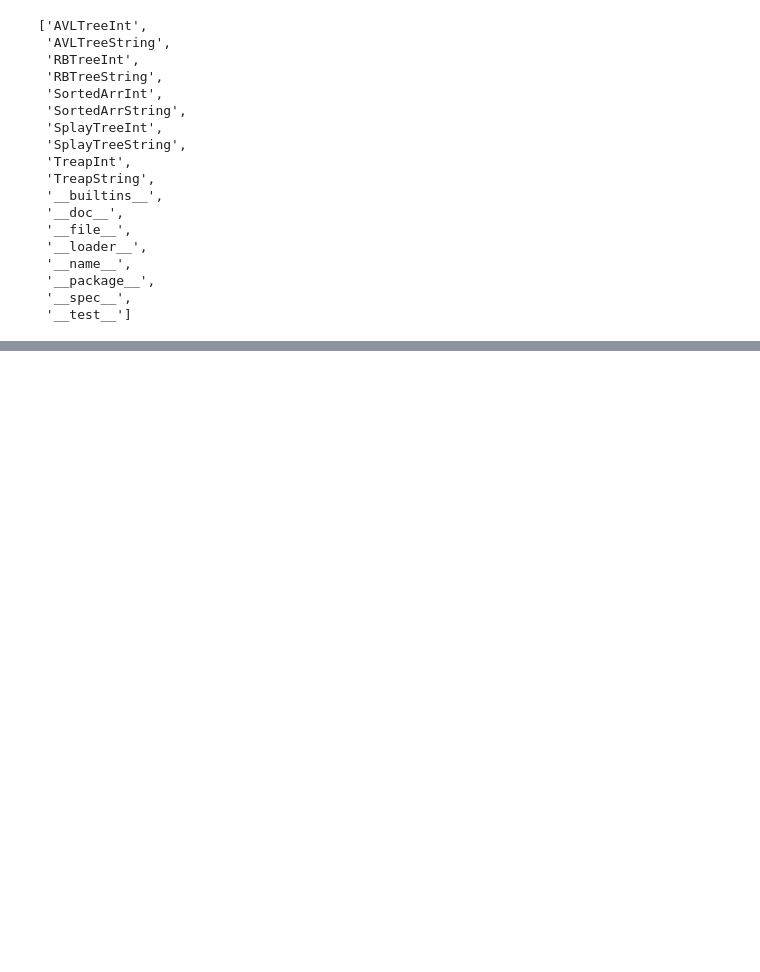
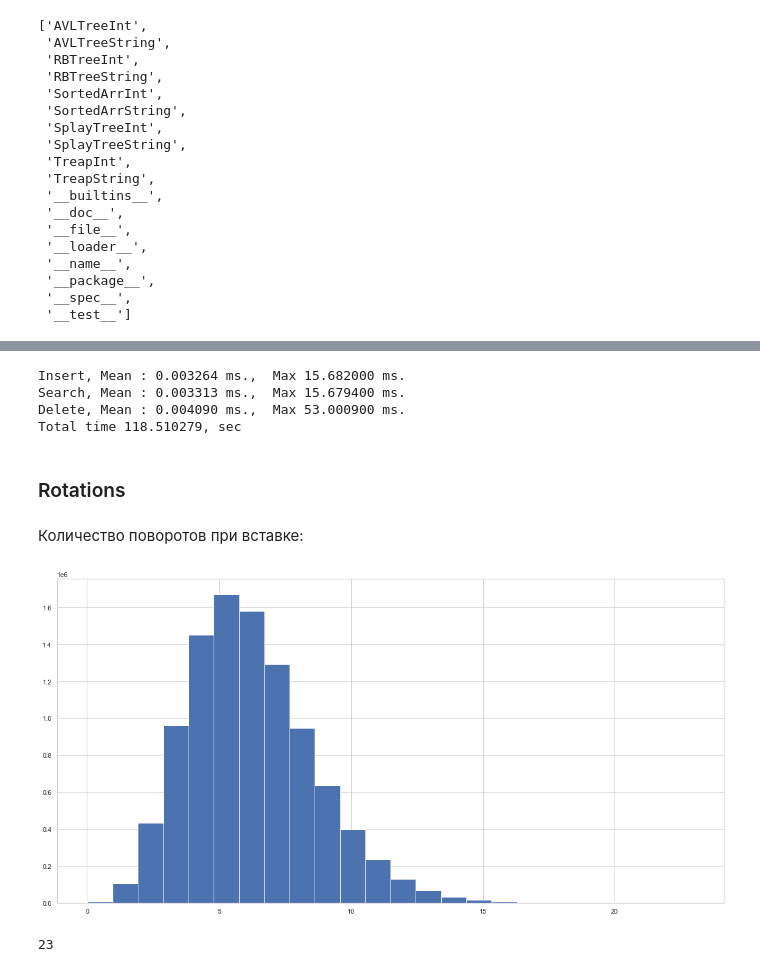
Before and after one commit to ivanvikhrev/search-trees-comparison, a Jupyter notebook: report.ipynb, the cells around one changed output, grey strips where cells are left out. Cells and saved outputs as stored; diff of their text form; code cells hidden in the pictures; blank space fills up the shorter version.

```diff
--- a/report.ipynb
+++ b/report.ipynb
@@ -117,0 +127,20 @@ plt.scatter(num, sortarr_time)
+# %%
+insert_time, search_time, delete_time, rotations_count = evaluate(trees.AVLTreeInt(), unique_num_set, True)
+# %% [output]
+Insert, Mean : 0.003264 ms.,  Max 15.682000 ms.
+Search, Mean : 0.003313 ms.,  Max 15.679400 ms.
+Delete, Mean : 0.004090 ms.,  Max 53.000900 ms.
+Total time 118.510279, sec
+# %% [markdown]
+### Rotations
+# %% [markdown]
+Количество поворотов при вставке:
+# %%
+plt.hist(rotations_count, bins = len(set(rotations_count)) )
+pass
+# %% [output]
+[figure, added]
+# %%
+max(rotations_count)
+# %% [output]
+23
```
Also changed, not shown: parts of 69 cells of this notebook, 7 other files.
